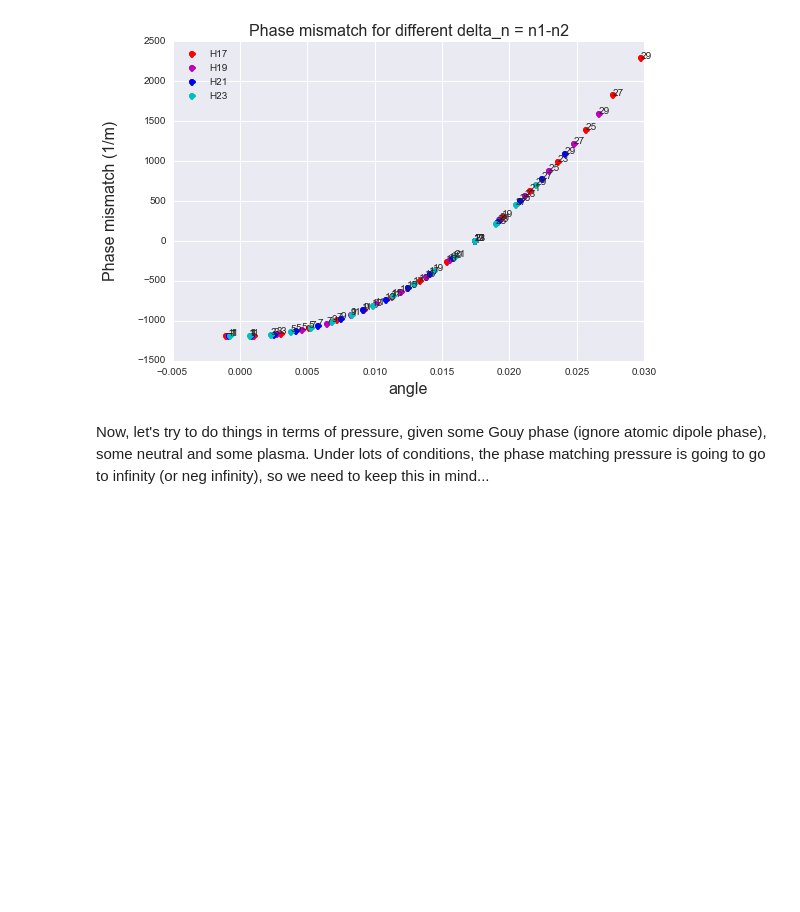
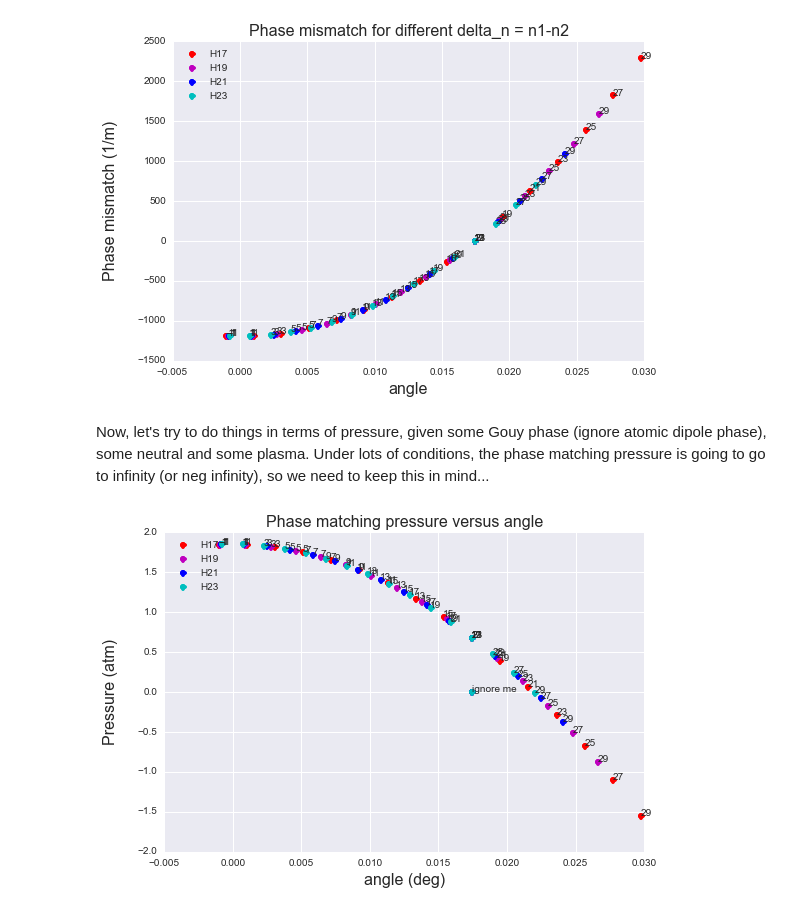
Before and after one commit to DanHickstein/phase-matching-fun, a Jupyter notebook: Phase matching 0.5.ipynb, the cells around one changed output. Cells and saved outputs as stored; diff of their text form; code cells hidden in the pictures; blank space fills up the shorter version.

```diff
--- a/Phase matching 0.5.ipynb
+++ b/Phase matching 0.5.ipynb
@@ -376,3 +376,54 @@ plt.tight_layout()
 [figure]
 # %% [markdown]
 Now, let's try to do things in terms of pressure, given some Gouy phase (ignore atomic dipole phase), some neutral and some plasma. Under lots of conditions, the phase matching pressure is going to go to infinity (or neg infinity), so we need to keep this in mind...
+# %%
+fig = plt.figure()
+ax  = plt.subplot(111)
+
+ax.set_title('Phase matching pressure versus angle',fontsize=16)
+ax.set_xlabel('angle (deg)',fontsize=16)
+ax.set_ylabel('Pressure (atm)',fontsize=16,labelpad=20)
+
+theta = 1*np.pi/180
+
+IF = 0.02
+
+for dn in np.arange(-1,30,2):
+    for H,color in zip((17,19,21,23),('r','m','b','c')):
+        n1 = H/2 + dn/2 + 1
+        n2 = H/2 - dn/2
+
+#         if n1<=0 or n2<=0: continue
+#         print '%i=%i and %i=%i (%i+%i)'%(dn,n1-n2,H,n1+n2,n1,n2)
+        dk,angle = delta_k_NC(theta,n1=n1,n2=n2,k1=2*np.pi/800e-9,k2=2*np.pi/800e-9,wave1=800e-9,wave2=800e-9)
+
+        dk = dk/H
+
+
+        kg = k_gouy(L=800e-9,F=300e-3,D=8e-3,z=0)
+        kn = k_neutral(L,P=1,IF=IF,gas='Ar')
+        kp = k_plasma(L,P=1,IF=IF)
+
+        P_pm = -(dk + kg)/(kn+kp)
+
+        x,y = angle,P_pm
+        ax.plot(x,y,'o',color=color)
+        ax.annotate('%i'%(dn),xy=(x,y),xytext=(x,y))
+
+
+
+
+
+ax.plot(theta,0,'o',color='r',label='H17')
+ax.plot(theta,0,'o',color='m',label='H19')
+ax.plot(theta,0,'o',color='b',label='H21')
+ax.plot(theta,0,'o',color='c',label='H23')
+x,y = theta,0
+ax.annotate('ignore me',xy=(x,y),xytext=(x,y))
+
+
+leg=plt.legend(loc=2)
+leg.draw_frame(False)
+plt.tight_layout()
+# %% [output]
+[figure, added]
```
